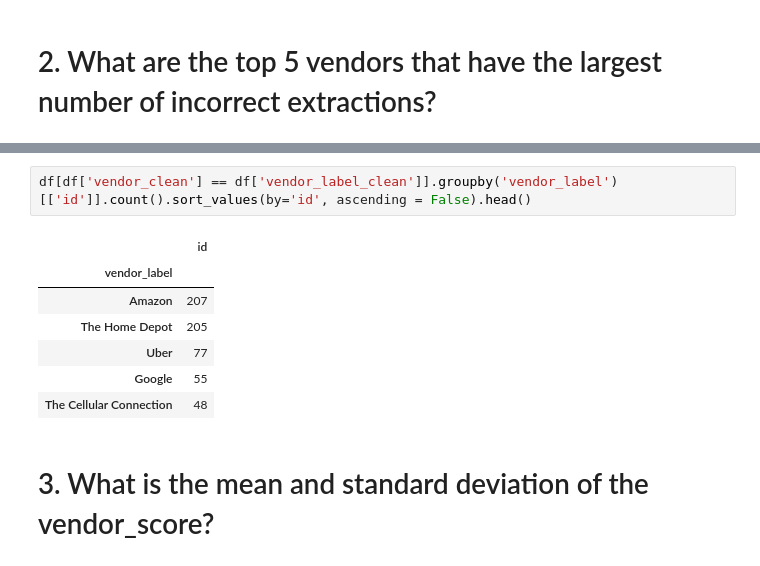
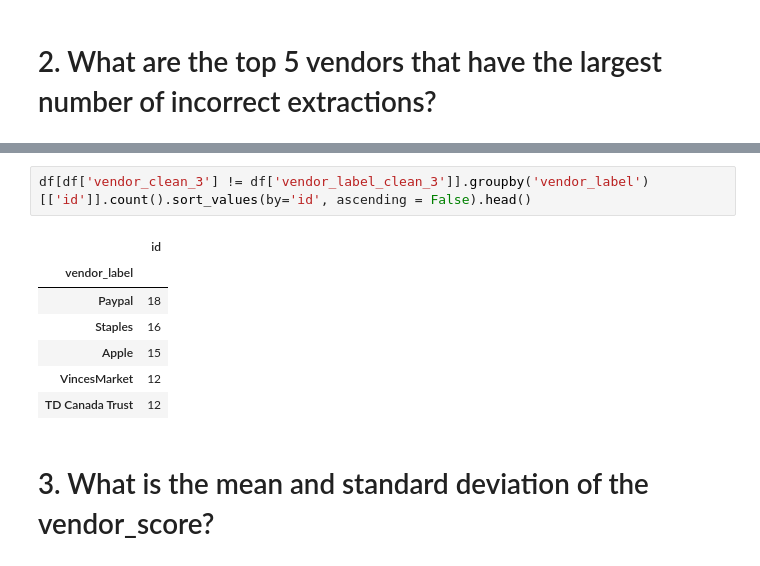
Before and after one commit to wheremagichappens/an.dy, a Jupyter notebook: portfolios/hubdoc_submit-AndyHwang.ipynb, the cells around one changed output, grey strips where cells are left out. Saved outputs shown, nothing was run; the diff lists cells and outputs as text.

```diff
--- a/portfolios/hubdoc_submit-AndyHwang.ipynb
+++ b/portfolios/hubdoc_submit-AndyHwang.ipynb
@@ -336,13 +340,13 @@ Amazon, The Home Depot, Uber, google and The Cellular Connection the top 5 vendo
 # %%
-df[df['vendor_clean'] == df['vendor_label_clean']].groupby('vendor_label')[['id']].count().sort_values(by='id', ascending = False).head()
+df[df['vendor_clean_3'] != df['vendor_label_clean_3']].groupby('vendor_label')[['id']].count().sort_values(by='id', ascending = False).head()
 # %% [output]
 |  | id |
 | vendor_label |  |
-| Amazon | 207 |
-| The Home Depot | 205 |
-| Uber | 77 |
-| Google | 55 |
-| The Cellular Connection | 48 |
+| Paypal | 18 |
+| Staples | 16 |
+| Apple | 15 |
+| VincesMarket | 12 |
+| TD Canada Trust | 12 |
 # %% [markdown]
 # 3. What is the mean and standard deviation of the vendor_score?
 # %%
```
Also changed, not shown: parts of 34 cells of this notebook.
